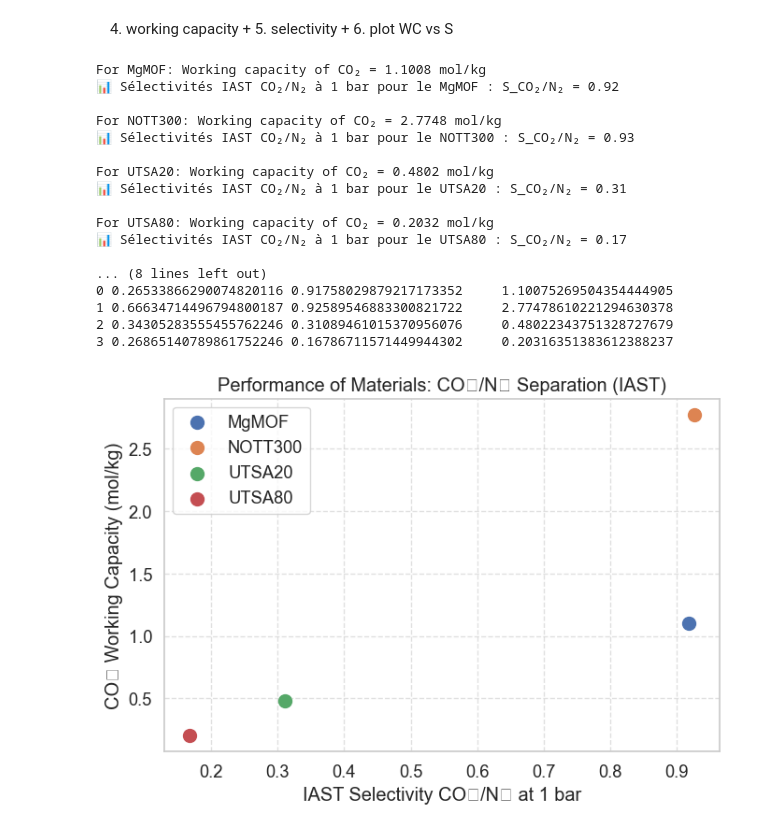
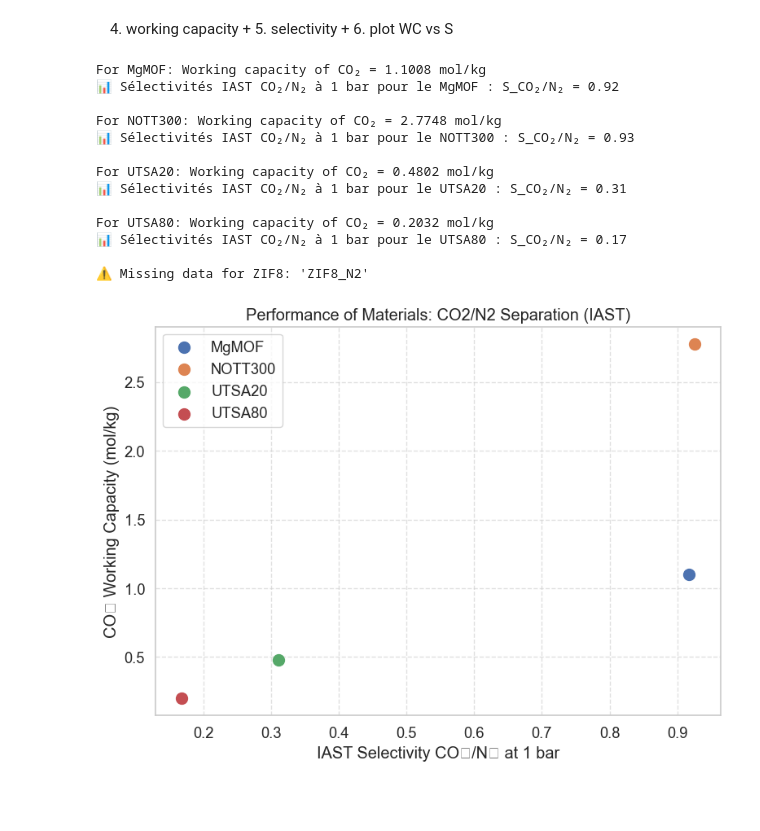
Before and after one commit to LucasEiche/ModLab_groupK, a Jupyter notebook: Project 2/data_extraction.ipynb, the cells around one changed output. Drawn from its saved outputs; the diff is of its cells as text; code cells hidden in the pictures; blank space fills up the shorter version.

```diff
--- a/Project 2/data_extraction.ipynb
+++ b/Project 2/data_extraction.ipynb
@@ -277,7 +273,10 @@ plt.show()
 import pyiast
 import numpy as np
 import pandas as pd
+import matplotlib.pyplot as plt
 
+
+# Creation of isotherm models using pyiast
 isotherm_models = {}
 
 for name, df_iso in isotherms.items():
@@ -288,10 +287,12 @@ for name, df_iso in isotherms.items():
         fill_value=df_iso["loading_absolute_average"].max()
     )
 
-# Composition du mélange gazeux (CO₂/N₂ = 15/85)
+# Defining gaz composition and usefull pressures (CO₂/N₂ = 15/85)
 mole_fraction = np.array([0.15, 0.85])  # [y_CO2, y_N2]
 pressures = [0.2, 1.0]  # en bar
 
+
+# Calculating the Working capacity and selectivities for all structures
 working_capacities = {}
 selectivities = []
 
@@ -310,12 +311,12 @@ for material in materials:
                                   isotherms=[iso_co2, iso_n2],
                                   verboseflag=False)
 
-        # --- Capacité de travail ---
+        # --- working capacity ---
         q_working = result_high[0] - result_low[0]
         working_capacities[material] = q_working
         print(f"For {material}: Working capacity of CO₂ = {q_working:.4f} mol/kg")
 
-        # --- Sélectivité (à 1 bar) ---
+        # --- Sélectivitis (at 1 bar) ---
         q_CO2, q_N2 = result_high[0], result_high[1]
         selectivity = (q_CO2 / q_N2) / (mole_fraction[1] / mole_fraction[0])
 
@@ -334,45 +335,37 @@ for material in materials:
         print(f"❌ Error for {material}: {e}")
 
 
-# Transformer les sélectivités en DataFrame
+# Transforming selectivities into DataFrame
 df_select = pd.DataFrame(selectivities)
 
-# Ajouter la capacité de travail correspondante
+# Adding the corresponding working capacity
 df_select["Working Capacity (mol/kg)"] = df_select["Material"].map(working_capacities)
 
-print(df_select)
+plt.figure(figsize=(8, 6))
 
-import matplotlib.pyplot as plt
-
-plt.figure(figsize=(7, 5))
-
-# Tracer chaque matériau avec un label
+# Scatter plot with annotations
 for _, row in df_select.iterrows():
     plt.scatter(row["Selectivity CO2/N2"], row["Working Capacity (mol/kg)"], s=100, label=row["Material"])
 
 plt.xlabel("IAST Selectivity CO₂/N₂ at 1 bar")
 plt.ylabel("CO₂ Working Capacity (mol/kg)")
-plt.title("Performance of Materials: CO₂/N₂ Separation (IAST)")
+plt.title("Performance of Materials: CO2/N2 Separation (IAST)")
 plt.legend()
 plt.grid(True, linestyle="--", alpha=0.6)
 plt.tight_layout()
 plt.show()
 # %% [output]
 For MgMOF: Working capacity of CO₂ = 1.1008 mol/kg
 📊 Sélectivités IAST CO₂/N₂ à 1 bar pour le MgMOF : S_CO₂/N₂ = 0.92
 
 For NOTT300: Working capacity of CO₂ = 2.7748 mol/kg
 📊 Sélectivités IAST CO₂/N₂ à 1 bar pour le NOTT300 : S_CO₂/N₂ = 0.93
 
 For UTSA20: Working capacity of CO₂ = 0.4802 mol/kg
 📊 Sélectivités IAST CO₂/N₂ à 1 bar pour le UTSA20 : S_CO₂/N₂ = 0.31
 
 For UTSA80: Working capacity of CO₂ = 0.2032 mol/kg
 📊 Sélectivités IAST CO₂/N₂ à 1 bar pour le UTSA80 : S_CO₂/N₂ = 0.17
 
-... (8 lines left out)
-0 0.26533866290074820116 0.91758029879217173352     1.10075269504354444905
-1 0.66634714496794800187 0.92589546883300821722     2.77478610221294630378
-2 0.34305283555455762246 0.31089461015370956076     0.48022343751328727679
-3 0.26865140789861752246 0.16786711571449944302     0.20316351383612388237
+⚠️ Missing data for ZIF8: 'ZIF8_N2'
-[figure, old version]
+[figure, new version]
```
Also changed, not shown: parts of 2 cells of this notebook.
